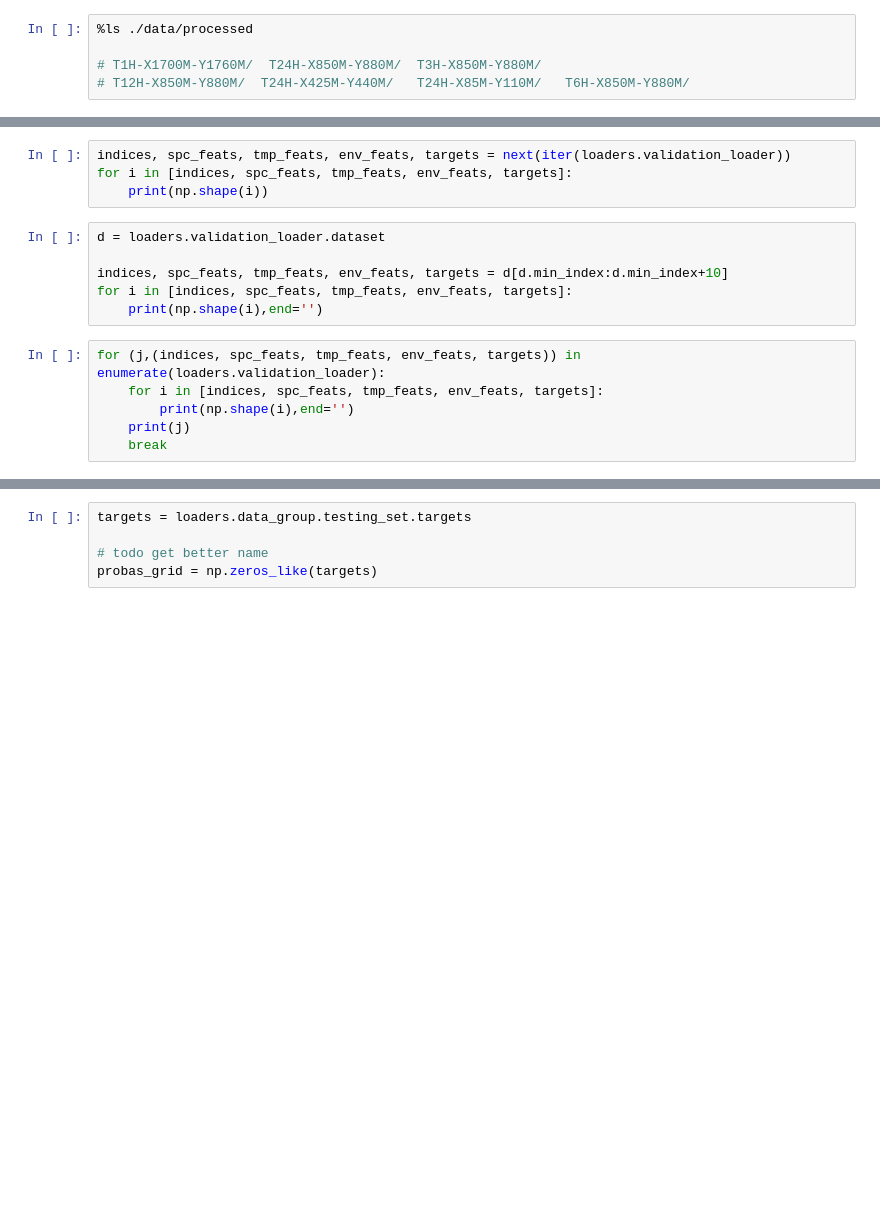
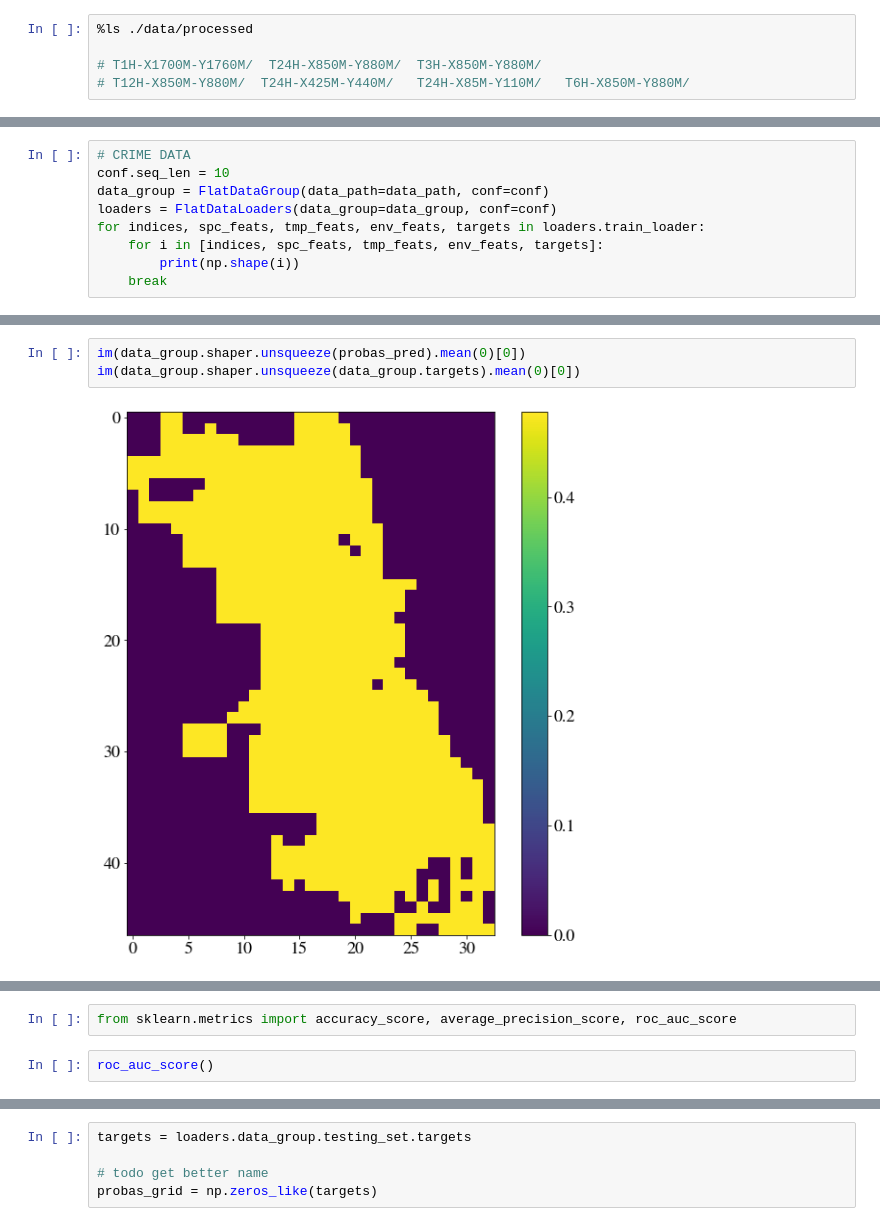
Before and after one commit to bernsblack/masters, a Jupyter notebook: run_kang_fnn_model.ipynb, the cells around one changed output, grey strips where cells are left out. Drawn from its saved outputs; the diff is of its cells as text; blank space fills up the shorter version.

```diff
--- a/run_kang_fnn_model.ipynb
+++ b/run_kang_fnn_model.ipynb
@@ -510,16 +9,0 @@ if conf.resume:
-# %%
-indices, spc_feats, tmp_feats, env_feats, targets = next(iter(loaders.validation_loader))
-for i in [indices, spc_feats, tmp_feats, env_feats, targets]:
-    print(np.shape(i))
-# %%
-d = loaders.validation_loader.dataset
-
-indices, spc_feats, tmp_feats, env_feats, targets = d[d.min_index:d.min_index+10]
-for i in [indices, spc_feats, tmp_feats, env_feats, targets]:
-    print(np.shape(i),end='')
-# %%
-for (j,(indices, spc_feats, tmp_feats, env_feats, targets)) in enumerate(loaders.validation_loader):
-    for i in [indices, spc_feats, tmp_feats, env_feats, targets]:
-        print(np.shape(i),end='')
-    print(j)
-    break
@@ -608,0 +431,9 @@ loss_plotter.savefig(model_path + "plot_train_val_loss.png")
+# %%
+# CRIME DATA
+conf.seq_len = 10
+data_group = FlatDataGroup(data_path=data_path, conf=conf)
+loaders = FlatDataLoaders(data_group=data_group, conf=conf)
+for indices, spc_feats, tmp_feats, env_feats, targets in loaders.train_loader:
+    for i in [indices, spc_feats, tmp_feats, env_feats, targets]:
+        print(np.shape(i))
+    break
@@ -608,0 +673,5 @@ loss_plotter.savefig(model_path + "plot_train_val_loss.png")
+# %%
+im(data_group.shaper.unsqueeze(probas_pred).mean(0)[0])
+im(data_group.shaper.unsqueeze(data_group.targets).mean(0)[0])
+# %% [output]
+[figure, added]
@@ -608,0 +679,4 @@ loss_plotter.savefig(model_path + "plot_train_val_loss.png")
+# %%
+from sklearn.metrics import accuracy_score, average_precision_score, roc_auc_score
+# %%
+roc_auc_score()
```
Also changed, not shown: parts of 36 cells of this notebook, 18 other files.
